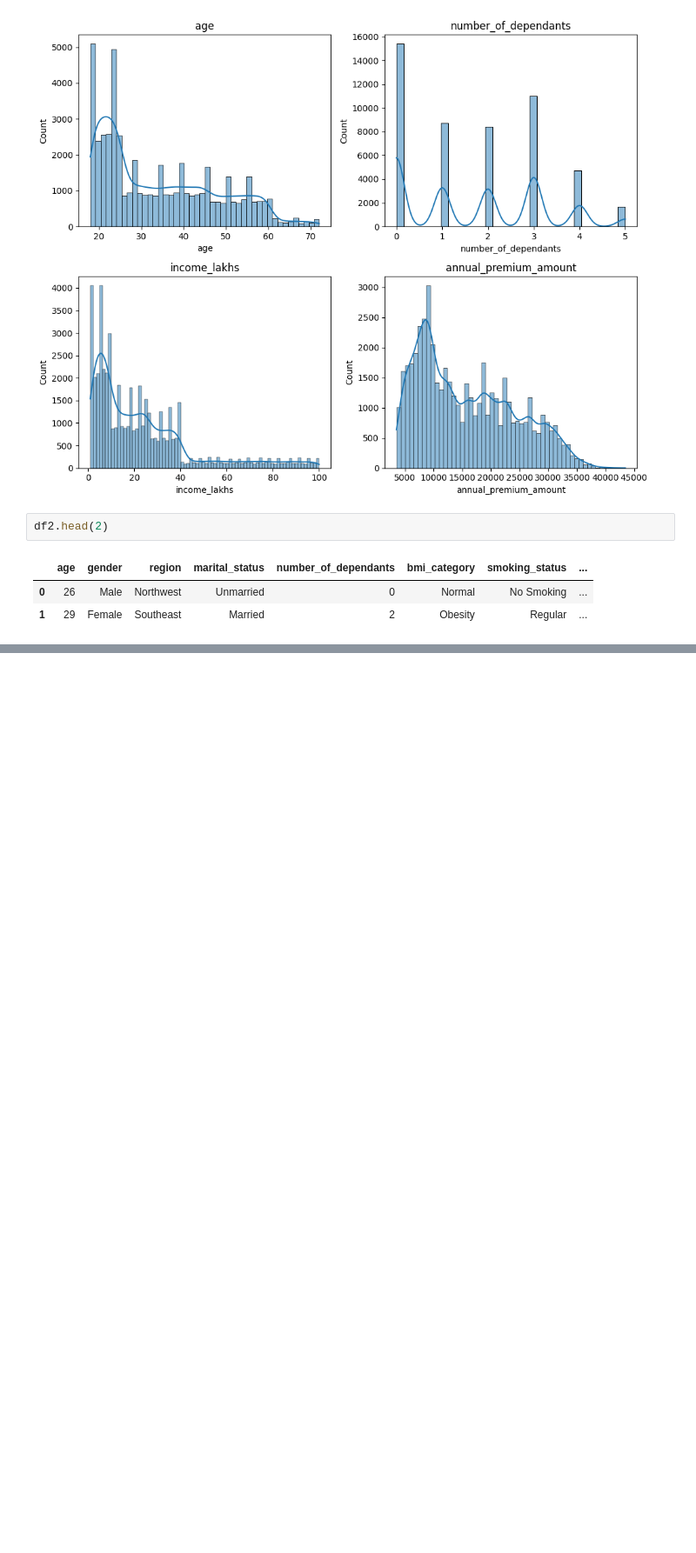
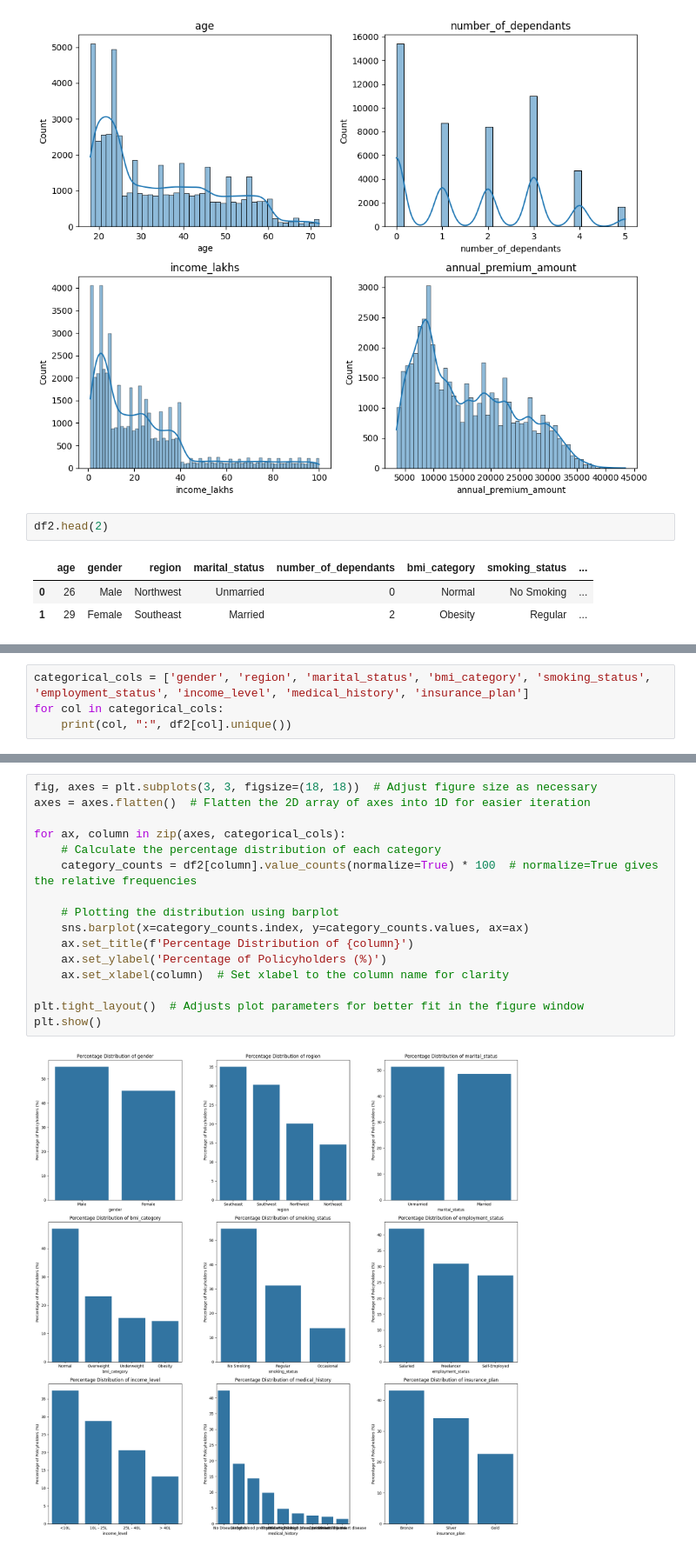
Before and after one commit to Abi27052000/HealthCare-Premium-Prediction, a Jupyter notebook: healthcare_premium_prediction.ipynb, the cells around one changed output, grey strips where cells are left out. Shown: that part at 87% size. Cells and saved outputs as stored; diff of their text form; blank space fills up the shorter version.

```diff
--- a/healthcare_premium_prediction.ipynb
+++ b/healthcare_premium_prediction.ipynb
@@ -223,0 +247,4 @@ df2.head(2)
+# %%
+categorical_cols = ['gender', 'region', 'marital_status', 'bmi_category', 'smoking_status', 'employment_status', 'income_level', 'medical_history', 'insurance_plan']
+for col in categorical_cols:
+    print(col, ":", df2[col].unique())
@@ -223,0 +297,18 @@ df2.head(2)
+# %%
+fig, axes = plt.subplots(3, 3, figsize=(18, 18))  # Adjust figure size as necessary
+axes = axes.flatten()  # Flatten the 2D array of axes into 1D for easier iteration
+
+for ax, column in zip(axes, categorical_cols):
+    # Calculate the percentage distribution of each category
+    category_counts = df2[column].value_counts(normalize=True) * 100  # normalize=True gives the relative frequencies
+
+    # Plotting the distribution using barplot
+    sns.barplot(x=category_counts.index, y=category_counts.values, ax=ax)
+    ax.set_title(f'Percentage Distribution of {column}')
+    ax.set_ylabel('Percentage of Policyholders (%)')
+    ax.set_xlabel(column)  # Set xlabel to the column name for clarity
+
+plt.tight_layout()  # Adjusts plot parameters for better fit in the figure window
+plt.show()
+# %% [output]
+[figure, added]
```
Also changed, not shown: parts of 14 cells of this notebook.
